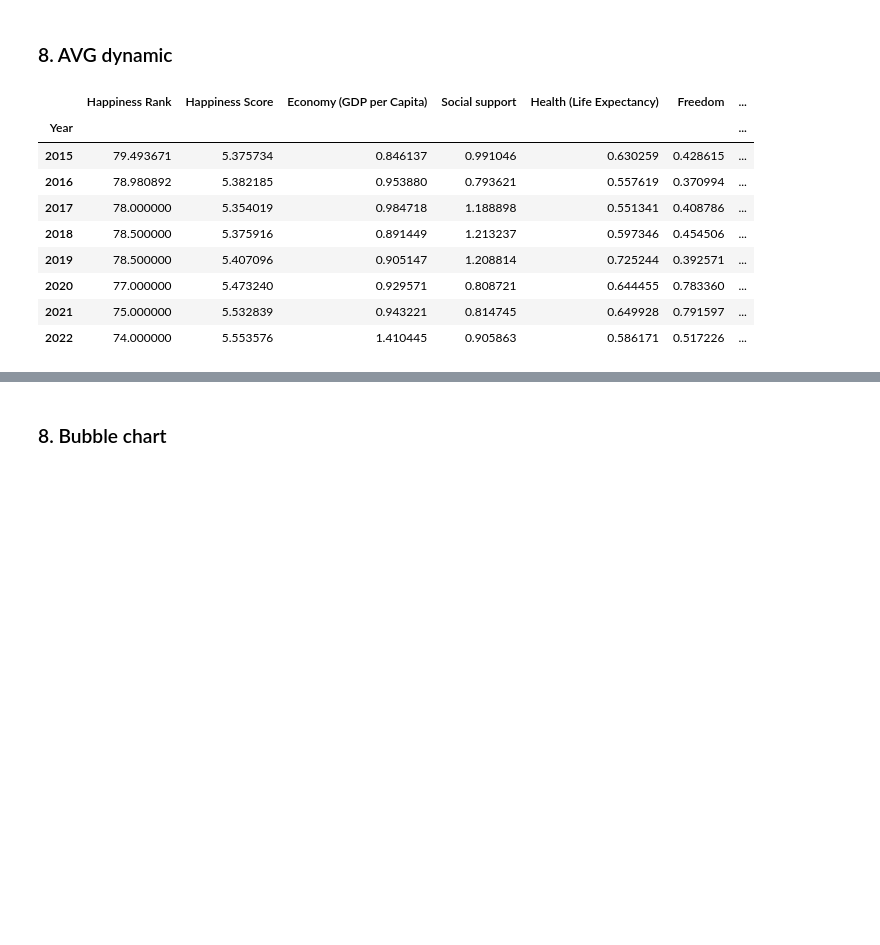
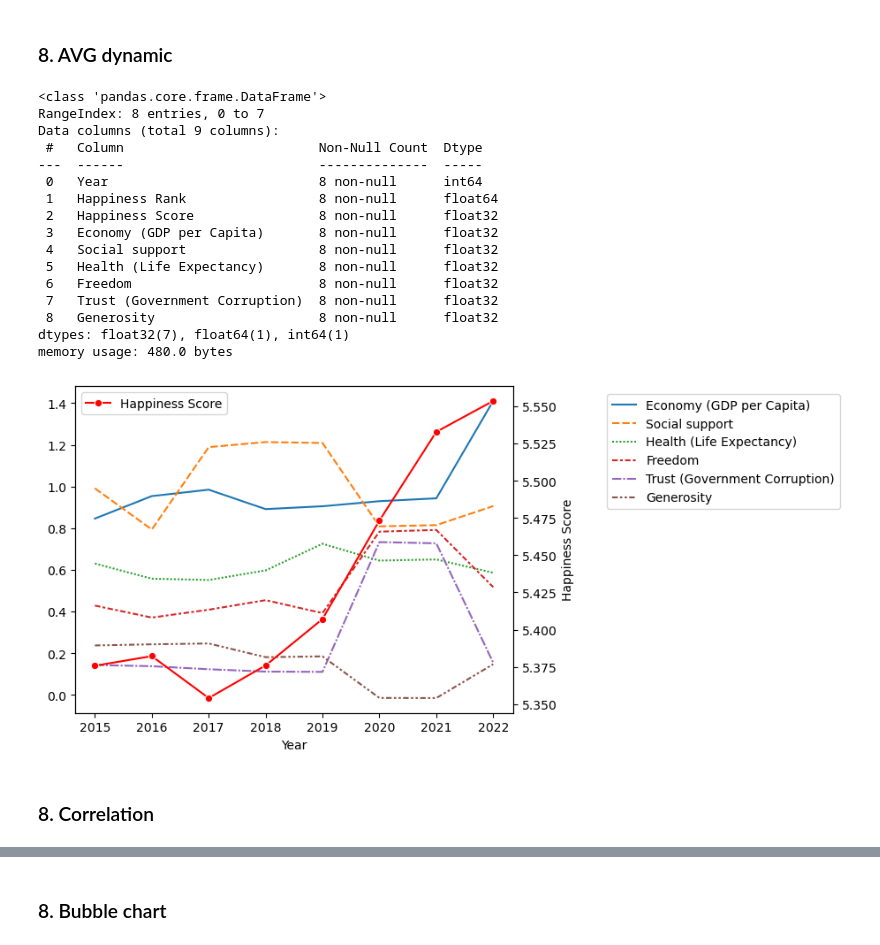
Before and after one commit to NadezhdaGruzdeva/GB-graduate-work-World-Happiness-Report-up-to-2022, a Jupyter notebook: World Happiness Report up to 2022.ipynb, the cells around one changed output, grey strips where cells are left out. Cells and saved outputs as stored; diff of their text form; code cells hidden in the pictures; blank space fills up the shorter version.

```diff
--- a/World Happiness Report up to 2022.ipynb
+++ b/World Happiness Report up to 2022.ipynb
@@ -61,11 +206,11 @@ df18 = pd.read_csv('2018.csv')
 df18['Year'] = 2018
 # %%
-df17 = pd.read_csv('2017.csv')
+df17 = pd.read_csv(pathPart + '2017.csv')
 df17['Year'] = 2017
 # %%
-df16 = pd.read_csv('2016.csv')
+df16 = pd.read_csv(pathPart + '2016.csv')
 df16['Year'] = 2016
 # %%
-df15 = pd.read_csv('2015.csv')
+df15 = pd.read_csv(pathPart + '2015.csv')
 df15['Year'] = 2015
 # %%
@@ -487,15 +680,36 @@ grouped = df.groupby('Year')[['Happiness Rank',
     'Freedom',
     'Trust (Government Corruption)',
     'Generosity']].mean()
-grouped
+
+grouped2 = grouped.reset_index()
+grouped2.info()
 # %% [output]
-|  | Happiness Rank | Happiness Score | Economy (GDP per Capita) | Social support | Health (Life Expectancy) | Freedom | ... |
-| Year |  |  |  |  |  |  | ... |
-| 2015 | 79.493671 | 5.375734 | 0.846137 | 0.991046 | 0.630259 | 0.428615 | ... |
-| 2016 | 78.980892 | 5.382185 | 0.953880 | 0.793621 | 0.557619 | 0.370994 | ... |
-| 2017 | 78.000000 | 5.354019 | 0.984718 | 1.188898 | 0.551341 | 0.408786 | ... |
-| 2018 | 78.500000 | 5.375916 | 0.891449 | 1.213237 | 0.597346 | 0.454506 | ... |
-| 2019 | 78.500000 | 5.407096 | 0.905147 | 1.208814 | 0.725244 | 0.392571 | ... |
-| 2020 | 77.000000 | 5.473240 | 0.929571 | 0.808721 | 0.644455 | 0.783360 | ... |
-| 2021 | 75.000000 | 5.532839 | 0.943221 | 0.814745 | 0.649928 | 0.791597 | ... |
-| 2022 | 74.000000 | 5.553576 | 1.410445 | 0.905863 | 0.586171 | 0.517226 | ... |
+<class 'pandas.core.frame.DataFrame'>
+RangeIndex: 8 entries, 0 to 7
+Data columns (total 9 columns):
+ #   Column                         Non-Null Count  Dtype
+---  ------                         --------------  -----
+ 0   Year                           8 non-null      int64
+ 1   Happiness Rank                 8 non-null      float64
+ 2   Happiness Score                8 non-null      float32
+ 3   Economy (GDP per Capita)       8 non-null      float32
+ 4   Social support                 8 non-null      float32
+ 5   Health (Life Expectancy)       8 non-null      float32
+ 6   Freedom                        8 non-null      float32
+ 7   Trust (Government Corruption)  8 non-null      float32
+ 8   Generosity                     8 non-null      float32
+dtypes: float32(7), float64(1), int64(1)
+memory usage: 480.0 bytes
+# %%
+grouped_s = grouped.drop(['Happiness Rank', 'Happiness Score'], axis=1)
+
+g = sns.lineplot(data=grouped_s)
+g1 = sns.lineplot(x = grouped2['Year'], y = grouped2['Happiness Score'], marker = 'o', color = 'red', ax=g.axes.twinx(), label='Happiness Score')
+
+g.legend(loc='center left', bbox_to_anchor=(1.2, 0.8))
+
+plt.show()
+# %% [output]
+[figure, added]
+# %% [markdown]
+### 8. Correlation
```
Also changed, not shown: parts of 31 cells of this notebook, 1 other file.
